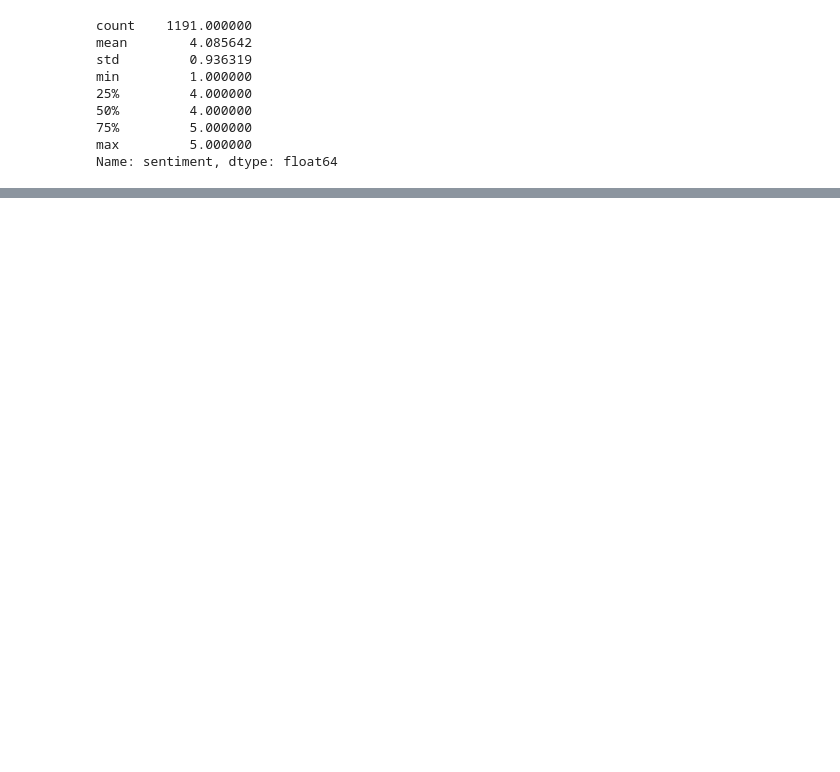
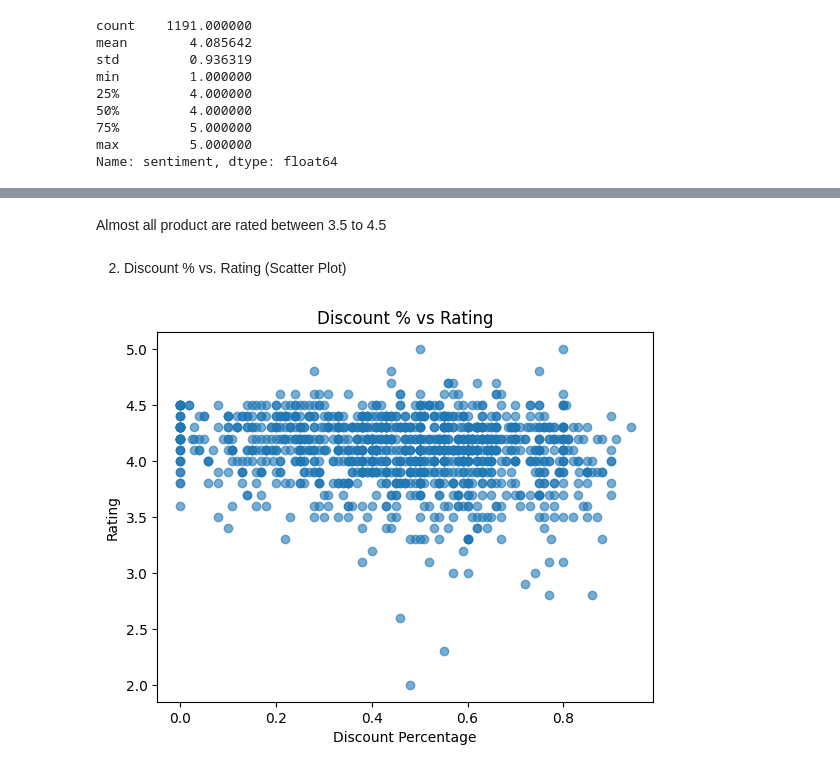
Before and after one commit to wareefAlyousef/amazon_product_chatbot_STC, a Jupyter notebook: notebooks/amazon_product_reviews_analysis.ipynb, the cells around one changed output, grey strips where cells are left out. Saved outputs shown, nothing was run; the diff lists cells and outputs as text; code cells hidden in the pictures; blank space fills up the shorter version.

```diff
--- a/notebooks/amazon_product_reviews_analysis.ipynb
+++ b/notebooks/amazon_product_reviews_analysis.ipynb
@@ -687,0 +722,12 @@ processedDF.head()
+# %% [markdown]
+Almost all product are rated between 3.5 to 4.5
+# %% [markdown]
+2. Discount % vs. Rating (Scatter Plot)
+# %%
+plt.scatter(processedDF["discount_percentage"], processedDF["rating"], alpha=0.6)
+plt.xlabel("Discount Percentage")
+plt.ylabel("Rating")
+plt.title("Discount % vs Rating")
+plt.show()
+# %% [output]
+[figure, added]
```
Also changed, not shown: parts of 16 cells of this notebook.
